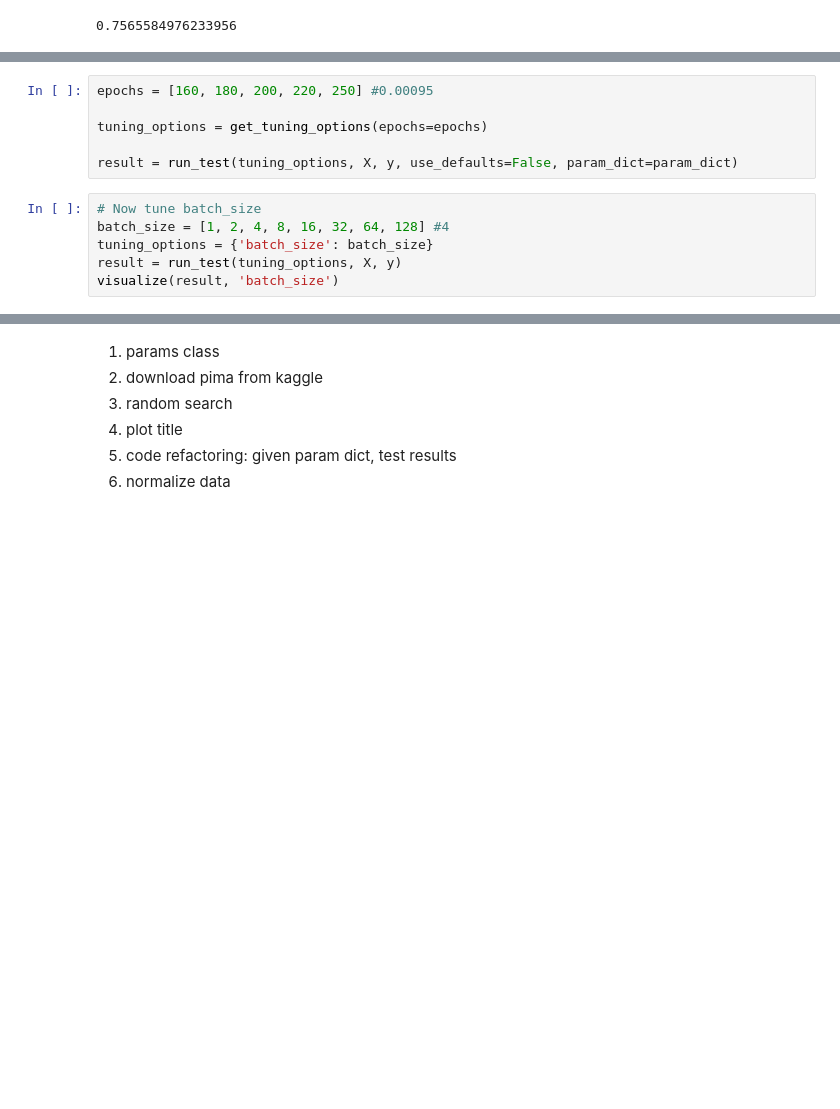
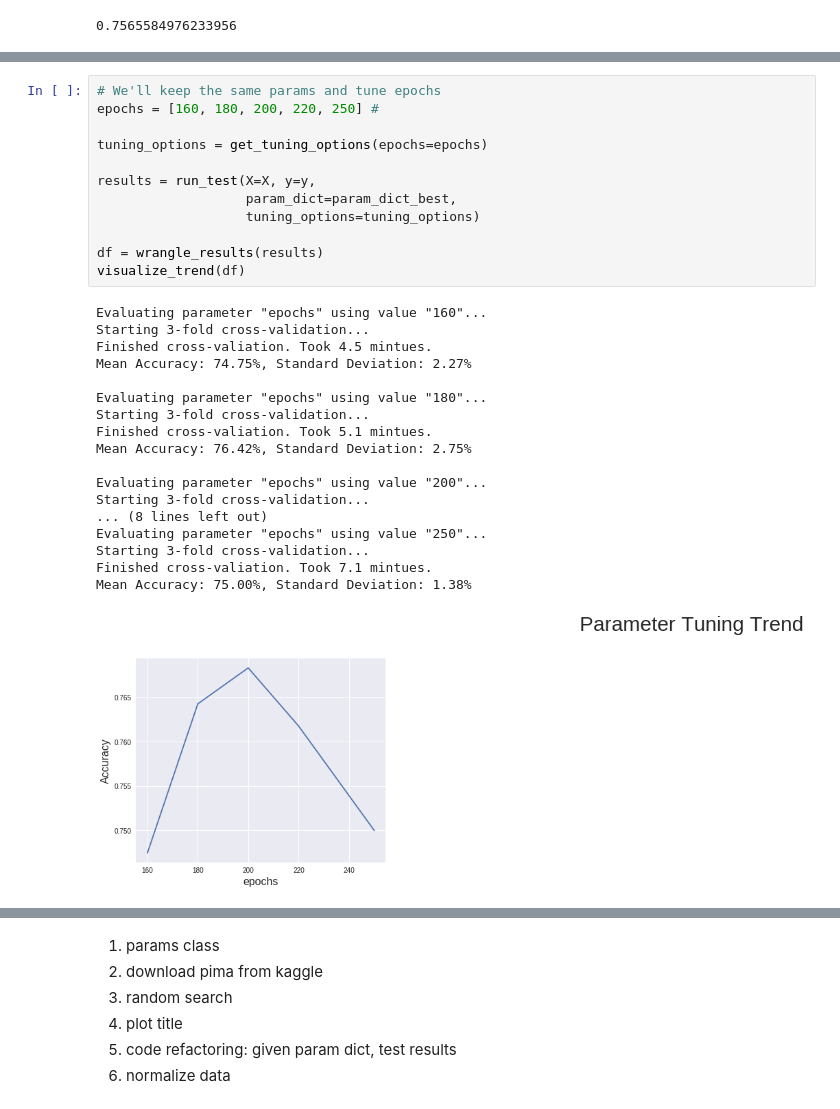
Before and after one commit to georgeliu1998/keras_model_tuning, a Jupyter notebook: keras.ipynb, the cells around one changed output, grey strips where cells are left out. Cells and saved outputs as stored; diff of their text form; blank space fills up the shorter version.

```diff
--- a/keras.ipynb
+++ b/keras.ipynb
@@ -605,12 +597,31 @@ df_plot.query("parameter=='epochs'").plot(x='option', y='value')
 # %%
-epochs = [160, 180, 200, 220, 250] #0.00095
+# We'll keep the same params and tune epochs
+epochs = [160, 180, 200, 220, 250] #
 
 tuning_options = get_tuning_options(epochs=epochs)
 
-result = run_test(tuning_options, X, y, use_defaults=False, param_dict=param_dict)
+results = run_test(X=X, y=y,
+                   param_dict=param_dict_best,
+                   tuning_options=tuning_options)
+
+df = wrangle_results(results)
+visualize_trend(df)
+# %% [output]
+Evaluating parameter "epochs" using value "160"...
+Starting 3-fold cross-validation...
+Finished cross-valiation. Took 4.5 mintues.
+Mean Accuracy: 74.75%, Standard Deviation: 2.27%
+
+Evaluating parameter "epochs" using value "180"...
+Starting 3-fold cross-validation...
+Finished cross-valiation. Took 5.1 mintues.
+Mean Accuracy: 76.42%, Standard Deviation: 2.75%
+
+Evaluating parameter "epochs" using value "200"...
+Starting 3-fold cross-validation...
+... (8 lines left out)
+Evaluating parameter "epochs" using value "250"...
+Starting 3-fold cross-validation...
+Finished cross-valiation. Took 7.1 mintues.
+Mean Accuracy: 75.00%, Standard Deviation: 1.38%
+[figure, added]
-# %%
-# Now tune batch_size
-batch_size = [1, 2, 4, 8, 16, 32, 64, 128] #4
-tuning_options = {'batch_size': batch_size}
-result = run_test(tuning_options, X, y)
-visualize(result, 'batch_size')
```
Also changed, not shown: parts of 19 cells of this notebook.
